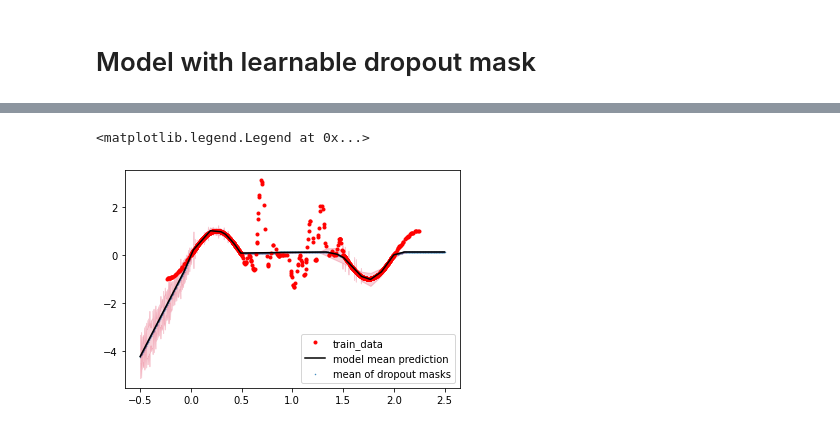
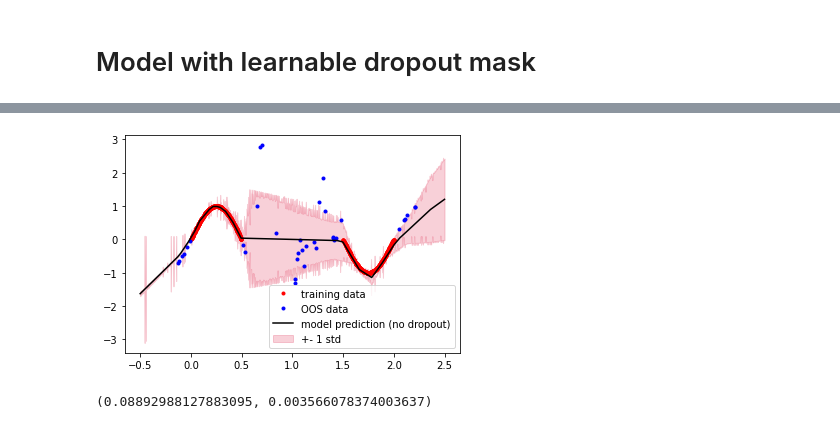
Before and after one commit to saleml/mcdeup, a Jupyter notebook: exploratory.ipynb, the cells around one changed output, grey strips where cells are left out. Cells and saved outputs as stored; diff of their text form; code cells hidden in the pictures.

Commit message:
remove self.training flag

```diff
--- a/exploratory.ipynb
+++ b/exploratory.ipynb
@@ -151,29 +154,36 @@ plt.plot(losses)
 # %%
 # match oos-sample L2 errors
-lr = 1e-4
+lr = 1e-3
 epochs = 100
-batch_size = 64
+batch_size = 32
 # optimizer = torch.optim.Adam([model_drop.premask], lr=lr)
 optimizer = torch.optim.Adam(model_drop.premask_networks.parameters(), lr=lr)
-# data = TensorDataset(torch.cat((x[:100,:], ood_x)), torch.cat((y[:100,:], ood_y)))
 data = TensorDataset(X_train, Y_train)
 # data = TensorDataset(ood_x, ood_y)
 loader = DataLoader(data, shuffle=True, batch_size=batch_size)
 losses = []
+logs = {'train1': [], 'ood1': [],
+       'train2': [], 'ood2': []}
 for epoch in range(epochs):
     epoch_losses = []
     for batch_id, (xi, yi) in enumerate(loader):
         optimizer.zero_grad()
-        model_drop.train()
+        # model_drop.train()
         y_mean = model_drop(xi)
-        model_drop.eval()
-        y_noisy = model_drop(xi)
+        # model_drop.eval()
+        y_noisy = model_drop(xi, drop=True)
         pred_uncertainty = (y_mean - y_noisy) ** 2
+#         y_noisy = torch.cat([model_drop(xi) for _ in range(3)], 1)
+#         pred_uncertainty = y_noisy.var(dim=1).squeeze()
         true_uncertainty = (yi - y_mean) ** 2
         f_loss = loss_fn(pred_uncertainty, true_uncertainty)
         epoch_losses.append(f_loss.item())
         f_loss.backward()
+        optimizer.step()
+    logs['train1'].append(torch.sigmoid(model_drop.premask_networks[0](x)).mean(axis=0).mean().item())
+    logs['ood1'].append(torch.sigmoid(model_drop.premask_networks[0](ood_x)).mean(axis=0).mean().item())
+    logs['train2'].append(torch.sigmoid(model_drop.premask_networks[1](x)).mean(axis=0).mean().item())
+    logs['ood2'].append(torch.sigmoid(model_drop.premask_networks[1](ood_x)).mean(axis=0).mean().item())
 
-        optimizer.step()
     losses.append(np.mean(epoch_losses))
 plt.plot(losses)
@@ -180,23 +204,29 @@ plt.plot(losses)
 # %%
 # Uncertainties
 def get_dist_deup(model_drop, x):
-    model_drop.train()
     y_mean = model_drop(x)
-    model_drop.eval()
-    y_noisy = model_drop(x)
+    y_noisy = model_drop(x, drop=True)
     y_std = torch.abs(y_mean - y_noisy)
     return y_mean.detach().squeeze(), y_std.detach().squeeze()
+
+def eval_error(model_drop, X, Y):
+    y_mean = model_drop(X)
+    y_noisy = model_drop(X, drop=True)
+    pred_uncertainty = (y_mean - y_noisy) ** 2
+    true_uncertainty = (Y - y_mean) ** 2
+    return ((pred_uncertainty - true_uncertainty) ** 2).mean()
 # %%
-model_drop.train()
 non_dropout_pred = model_drop(x_test).detach()
 Y_mean, Y_std = get_dist_deup(model_drop, x_test)
-plt.plot(X_train, Y_train, 'r.', label='train_data')
-plt.scatter(x_test, Y_mean, s=.2, label='mean of dropout masks')
+plt.plot(x, y, 'r.', label='training data')
+plt.plot(ood_x, ood_y, 'b.', label='OOS data')
+# plt.scatter(x_test, Y_mean, s=.2, label='mean of dropout masks')
 
-plt.plot(x_test, non_dropout_pred, 'k', label='model mean prediction')
+plt.plot(x_test, non_dropout_pred, 'k', label='model prediction (no dropout)')
 
-plt.fill_between(x_test.squeeze(), Y_mean - Y_std, Y_mean + Y_std, color='crimson', alpha=.2)
+plt.fill_between(x_test.squeeze(), Y_mean - Y_std, Y_mean + Y_std, color='crimson', alpha=.2, label='+- 1 std')
 plt.legend()
+plt.savefig('figs/fig1.png')
+plt.show()
 # %% [output]
-<matplotlib.legend.Legend at 0x...>
-[figure, old version]
+[figure, new version]
@@ -213,3 +233,11 @@ true_uncertainty = (Y - y_mean) ** 2
+# %%
+X = X_train # x_test
+Y = Y_train # y_test
+
+samples = [eval_error(model_drop, X, Y).item() for _ in range(100)]
+np.mean(samples), np.std(samples)
+# %% [output]
+(0.08892988127883095, 0.003566078374003637)
 # %%
 plt.plot(X, true_uncertainty.detach(), 'b.')
 plt.plot(X, pred_uncertainty.detach(), 'r.')
```
Also changed, not shown: parts of 17 cells of this notebook, 1 other file.
